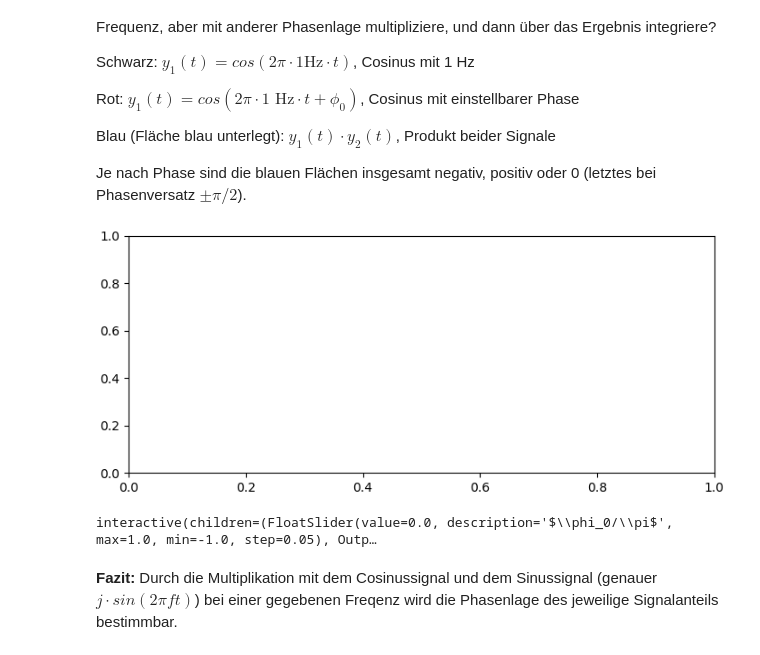
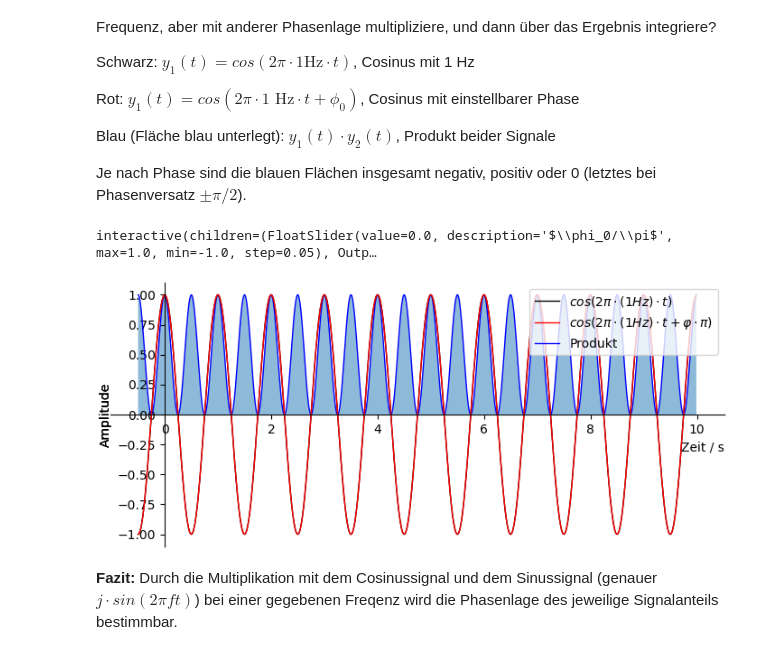
Before and after one commit to bdcodebase/JLdeployments, a Jupyter notebook: content/CosinusMultiplikation.ipynb, the cells around one changed output. Cells and saved outputs as stored; diff of their text form; code cells hidden in the pictures.

```diff
--- a/content/CosinusMultiplikation.ipynb
+++ b/content/CosinusMultiplikation.ipynb
@@ -33,11 +33,21 @@ import matplotlib.pyplot as plt
 # Demo für das Verständnis der Fouriertransformation
 # (c) Benno Dömer, 2022-03-23
 
+
 fig1, ax1 = plt.subplots(figsize=(7, 3), dpi=100, layout='constrained',num='Multiplikation zweier Cosinusfunktionen')
-plt.show()
+#plt.show()
+
+def myplotstyle(ax): # Hilfsfunktion, hübscht den Plot etwas auf
+    ax.spines['right'].set_color('none')
+    ax.spines['top'].set_color('none')
+    ax.xaxis.set_ticks_position('bottom')
+    ax.spines['bottom'].set_position(('data',0))
+    ax.yaxis.set_ticks_position('left')
+    ax.spines['left'].set_position(('data',0))
+
 def plotdata(f): # plotdata wird aufgerufen, wenn der Slider bewegt wird
     N=1000
-    k = arange(0,N) # Matlab: k = 0:N-1;
+    k = arange(-50,N) # Matlab: k = 0:N-1;
     fa = 100
     s = cos(2*pi*k/fa)
     s2 = cos(2*pi*k*f/fa)
@@ -47,14 +57,15 @@ def plotdata(f): # plotdata wird aufgerufen, wenn der Slider bewegt wird
     line1, = ax1.plot(k/fa,s,label=r'$cos(2\pi\cdot (1 Hz)\cdot  t)$',
                   color="black", linewidth=1.0, linestyle="-")
     line2, = ax1.plot(k/fa,s2,label=r'$cos(2\pi\cdot f \cdot t)$',color="red", linewidth=1.0, linestyle="-")
-    ax1.legend(handles=[line1, line2, line3])
-    ax1.grid(linewidth='0.5')
-    ax1.set_xlabel('Zeit / s')
+    ax1.legend(handles=[line1, line2, line3],loc='upper right')
+    #ax1.grid(linewidth='0.5')
+    ax1.set_xlabel('Zeit / s',loc="right")
     ax1.set_ylabel('Amplitude')
+    myplotstyle(ax1)
     fig1.canvas.draw()
 
-
-
 interactive_plot = widgets.interactive(plotdata, f=widgets.FloatSlider(min=0.75, max=1.5, step=.05, value=1))
-interactive_plot
+display(interactive_plot)
+plt.show()
+#interactive_plot
 # %% [output]
@@ -76,31 +87,34 @@ Blau (Fläche blau unterlegt):  $y_1(t)\cdot y_2(t)$, Produkt beider Signale
 
 Je nach Phase sind die blauen Flächen insgesamt negativ, positiv oder 0 (letztes bei Phasenversatz $\pm \pi/2$).
 # %%
+# Now let's have a look at phase
 fig2, ax2= plt.subplots(figsize=(7, 3), dpi=100, layout='constrained',num='Multiplikation zweier Cosinusfunktionen gleicher Frequenz und unterschiedlicher Phase')
-plt.show()
+#plt.show()
 def plotphasedata(phi): # plotdata wird aufgerufen, wenn der Slider bewegt wird
     ax2.clear()
     N=1000
-    k = arange(0,N) # Matlab: k = 0:N-1;
+    k = arange(-50,N) # Matlab: k = 0:N-1;
     fa = 100
     s = cos(2*pi*k/fa)
     s3 = cos(2*pi*k*1/fa+phi*pi)
     ax2.fill_between(k/fa,s*s3, alpha=0.5) #fill_between(k/fa,s*s2, alpha=0.5)
     line3, = ax2.plot(k/fa,s*s3,label='Produkt', color='blue',linewidth=1.0, linestyle="-") # plot(k/fa,s*s2)
     line1, = ax2.plot(k/fa,s,label=r'$cos(2\pi\cdot (1 Hz)\cdot  t)$',
                   color="black", linewidth=1.0, linestyle="-")
     line2, = ax2.plot(k/fa,s3,label=r'$cos(2\pi\cdot (1 Hz)\cdot  t + \varphi\cdot \pi)$',color="red", linewidth=1.0, linestyle="-")
-    ax2.legend(handles=[line1, line2, line3])
-    ax2.grid(linewidth='0.5')
-    ax2.set_xlabel('Zeit / s')
+    ax2.legend(handles=[line1, line2, line3], loc='upper right')
+    #ax2.grid(linewidth='0.5')
+    ax2.set_xlabel('Zeit / s',loc='right')
     ax2.set_ylabel('Amplitude')
+    myplotstyle(ax2)
     fig2.canvas.draw()
 
 interactive_plot2 = widgets.interactive(plotphasedata, phi=widgets.FloatSlider(min=-1, max=1, step=.05, value=0, description='$\phi_0/\pi$'))
 #output = interactive_plot2.children[-1]
-interactive_plot2
+display(interactive_plot2)
+plt.show()
 # %% [output]
+interactive(children=(FloatSlider(value=0.0, description='$\\phi_0/\\pi$', max=1.0, min=-1.0, step=0.05), Outp…
-[figure, old version]
+[figure, new version]
-interactive(children=(FloatSlider(value=0.0, description='$\\phi_0/\\pi$', max=1.0, min=-1.0, step=0.05), Outp…
 # %% [markdown]
 **Fazit:** Durch die Multiplikation mit dem Cosinussignal und dem Sinussignal (genauer $j\cdot sin(2 \pi f t)$) bei einer gegebenen Freqenz wird die Phasenlage des jeweilige Signalanteils bestimmbar.
```
Also changed, not shown: parts of 1 cell of this notebook, 1 other file.
